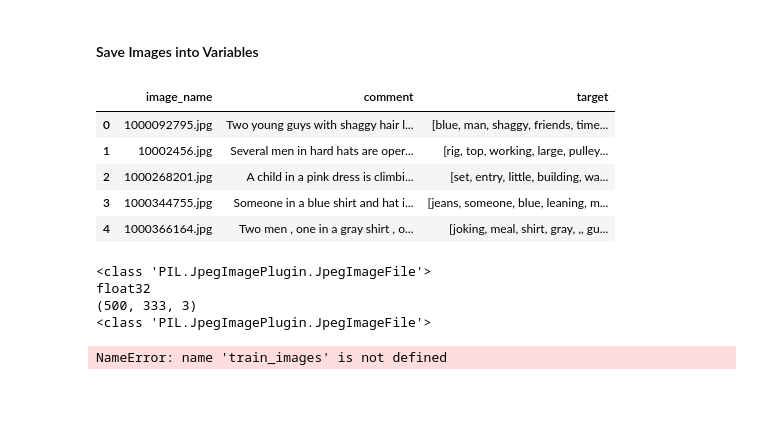
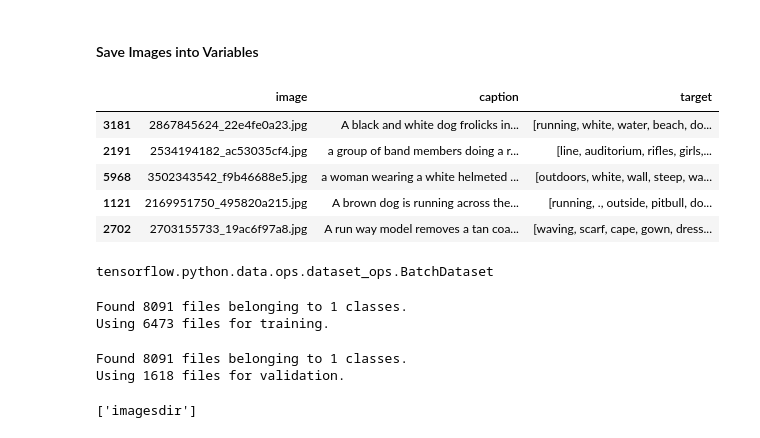
Before and after one commit to Peter-32/15_deep_image_captioning, a Jupyter notebook: Untitled.ipynb, the cells around one changed output. Cells and saved outputs as stored; diff of their text form; code cells hidden in the pictures; blank space fills up the shorter version.

```diff
--- a/Untitled.ipynb
+++ b/Untitled.ipynb
@@ -43,28 +120,50 @@ df
 # %% [markdown]
 #### Save Images into Variables
 # %%
-df.head()
+train.head()
 # %% [output]
-|  | image_name | comment | target |
-| 0 | 1000092795.jpg | Two young guys with shaggy hair l... | [blue, man, shaggy, friends, time... |
-| 1 | 10002456.jpg | Several men in hard hats are oper... | [rig, top, working, large, pulley... |
-| 2 | 1000268201.jpg | A child in a pink dress is climbi... | [set, entry, little, building, wa... |
-| 3 | 1000344755.jpg | Someone in a blue shirt and hat i... | [jeans, someone, blue, leaning, m... |
-| 4 | 1000366164.jpg | Two men , one in a gray shirt , o... | [joking, meal, shirt, gray, ,, gu... |
+|  | image | caption | target |
+| 3181 | 2867845624_22e4fe0a23.jpg | A black and white dog frolicks in... | [running, white, water, beach, do... |
+| 2191 | 2534194182_ac53035cf4.jpg | a group of band members doing a r... | [line, auditorium, rifles, girls,... |
+| 5968 | 3502343542_f9b46688e5.jpg | a woman wearing a white helmeted ... | [outdoors, white, wall, steep, wa... |
+| 1121 | 2169951750_495820a215.jpg | A brown dog is running across the... | [running, ., outside, pitbull, do... |
+| 2702 | 2703155733_19ac6f97a8.jpg | A run way model removes a tan coa... | [waving, scarf, cape, gown, dress... |
+# %%
+type(train_ds)
+# %% [output]
+tensorflow.python.data.ops.dataset_ops.BatchDataset
 # %%
-# example of converting an image with the Keras API
 from tensorflow.keras.preprocessing.image import load_img
 from tensorflow.keras.preprocessing.image import img_to_array
 from tensorflow.keras.preprocessing.image import array_to_img
-# load the image
-img = load_img(mypath + df.iloc[0]['image_name'])
-img_array = img_to_array(img)
+from tensorflow.keras.preprocessing import image_dataset_from_directory
+
+batch_size = 32
+img_height = 180
+img_width = 180
+
+train_ds = image_dataset_from_directory(
+  data_dir,
+  validation_split=0.2,
+  subset="training",
+  seed=123,
+  image_size=(img_height, img_width),
+  batch_size=batch_size)
 # %% [output]
-<class 'PIL.JpegImagePlugin.JpegImageFile'>
-float32
-(500, 333, 3)
-<class 'PIL.JpegImagePlugin.JpegImageFile'>
+Found 8091 files belonging to 1 classes.
+Using 6473 files for training.
-# %%
-train_images
-# %% [output]
-NameError: name 'train_images' is not defined
+# %%
+val_ds = tf.keras.preprocessing.image_dataset_from_directory(
+  data_dir,
+  validation_split=0.2,
+  subset="validation",
+  seed=123,
+  image_size=(img_height, img_width),
+  batch_size=batch_size)
+# %% [output]
+Found 8091 files belonging to 1 classes.
+Using 1618 files for validation.
+# %%
+train_ds.class_names
+# %% [output]
+['imagesdir']
```
Also changed, not shown: parts of 12 cells of this notebook, 2 other files.
